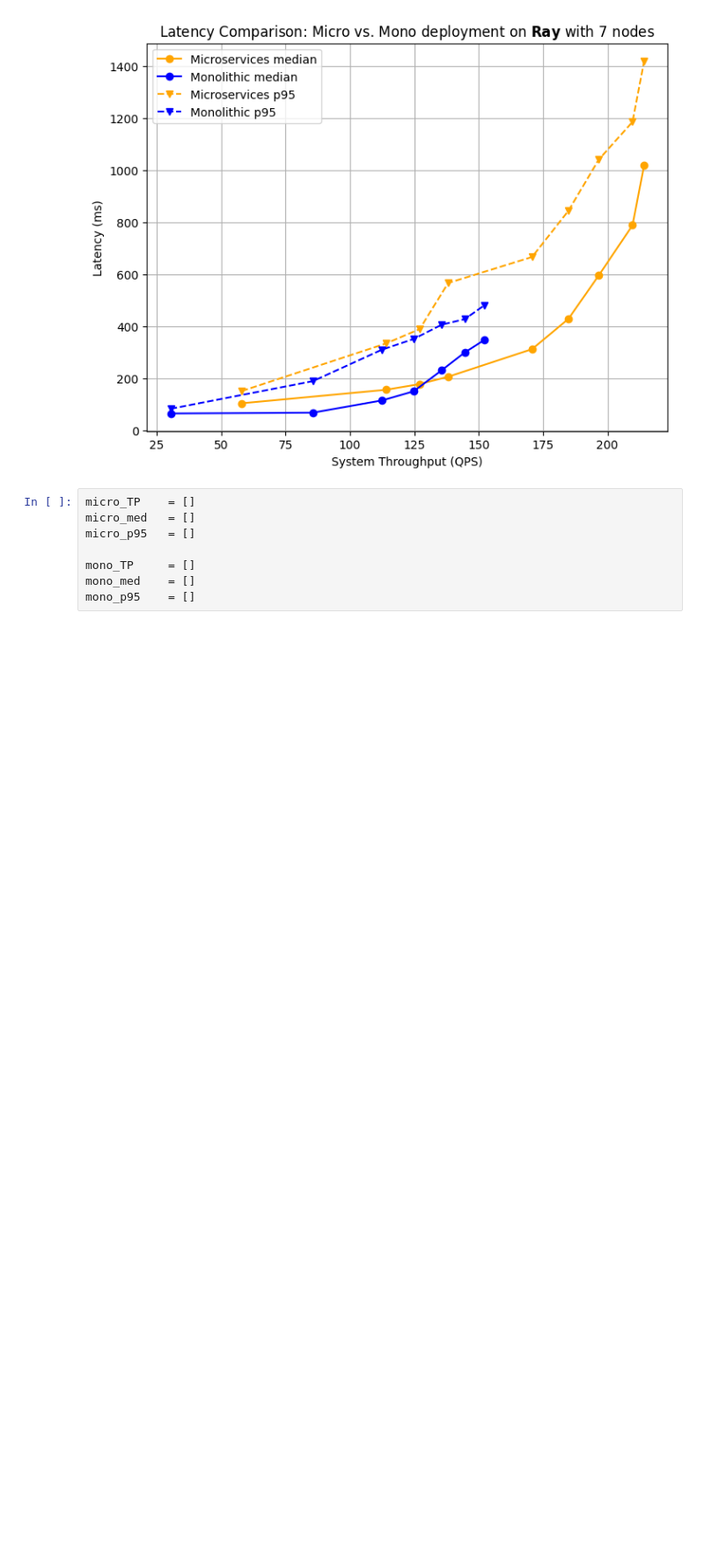
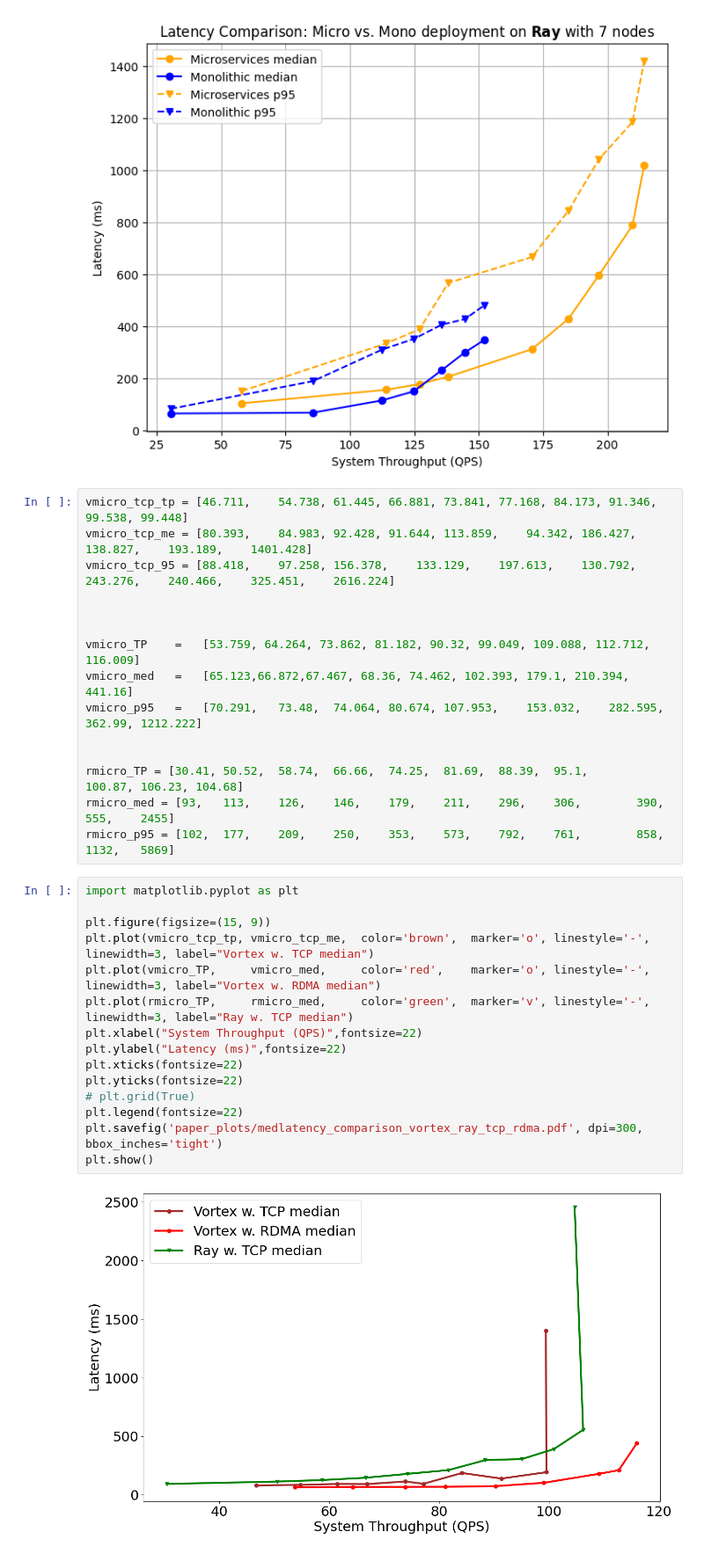
Before and after one commit to aliciayuting/vortex_exp_data, a Jupyter notebook: paper_figs.ipynb, the cells around one changed output. Shown at 88% size. Drawn from its saved outputs; the diff is of its cells as text; blank space fills up the shorter version.

```diff
--- a/paper_figs.ipynb
+++ b/paper_figs.ipynb
@@ -226,11 +226,35 @@ plt.savefig('./latency_microVSmono_cluster7ray.pdf', dpi=300, bbox_inches='tight
 plt.show()
 # %% [output]
 [figure]
-# %%
-micro_TP    = []
-micro_med   = []
-micro_p95   = []
-
-mono_TP     = []
-mono_med    = []
-mono_p95    = []
+# %%
+vmicro_tcp_tp = [46.711,	54.738,	61.445,	66.881,	73.841,	77.168,	84.173,	91.346,	99.538,	99.448]
+vmicro_tcp_me = [80.393,	84.983,	92.428,	91.644,	113.859,	94.342,	186.427,		138.827,	193.189,	1401.428]
+vmicro_tcp_95 = [88.418,	97.258,	156.378,	133.129,	197.613,	130.792,	243.276,	240.466,	325.451,	2616.224]
+
+
+
+vmicro_TP    =   [53.759, 64.264, 73.862, 81.182, 90.32, 99.049, 109.088, 112.712, 116.009]
+vmicro_med   =   [65.123,66.872,67.467, 68.36, 74.462, 102.393, 179.1, 210.394, 441.16]
+vmicro_p95   =   [70.291,	73.48,	74.064,	80.674,	107.953,	153.032,	282.595,	362.99,	1212.222]
+
+
+rmicro_TP = [30.41,	50.52,	58.74,	66.66,	74.25,	81.69,	88.39,	95.1,		100.87,	106.23,	104.68]
+rmicro_med = [93,	113,	126,	146,	179,	211,	296,	306,		390,	555,	2455]
+rmicro_p95 = [102,	177,	209,	250,	353,	573,	792,	761,		858,	1132,	5869]
+# %%
+import matplotlib.pyplot as plt
+
+plt.figure(figsize=(15, 9))
+plt.plot(vmicro_tcp_tp, vmicro_tcp_me,  color='brown',  marker='o', linestyle='-', linewidth=3, label="Vortex w. TCP median")
+plt.plot(vmicro_TP,     vmicro_med,     color='red',    marker='o', linestyle='-', linewidth=3, label="Vortex w. RDMA median")
+plt.plot(rmicro_TP,     rmicro_med,     color='green',  marker='v', linestyle='-', linewidth=3, label="Ray w. TCP median")
+plt.xlabel("System Throughput (QPS)",fontsize=22)
+plt.ylabel("Latency (ms)",fontsize=22)
+plt.xticks(fontsize=22)
+plt.yticks(fontsize=22)
+# plt.grid(True)
+plt.legend(fontsize=22)
+plt.savefig('paper_plots/medlatency_comparison_vortex_ray_tcp_rdma.pdf', dpi=300, bbox_inches='tight')
+plt.show()
+# %% [output]
+[figure, added]
```
Also changed, not shown: parts of 14 cells of this notebook.
